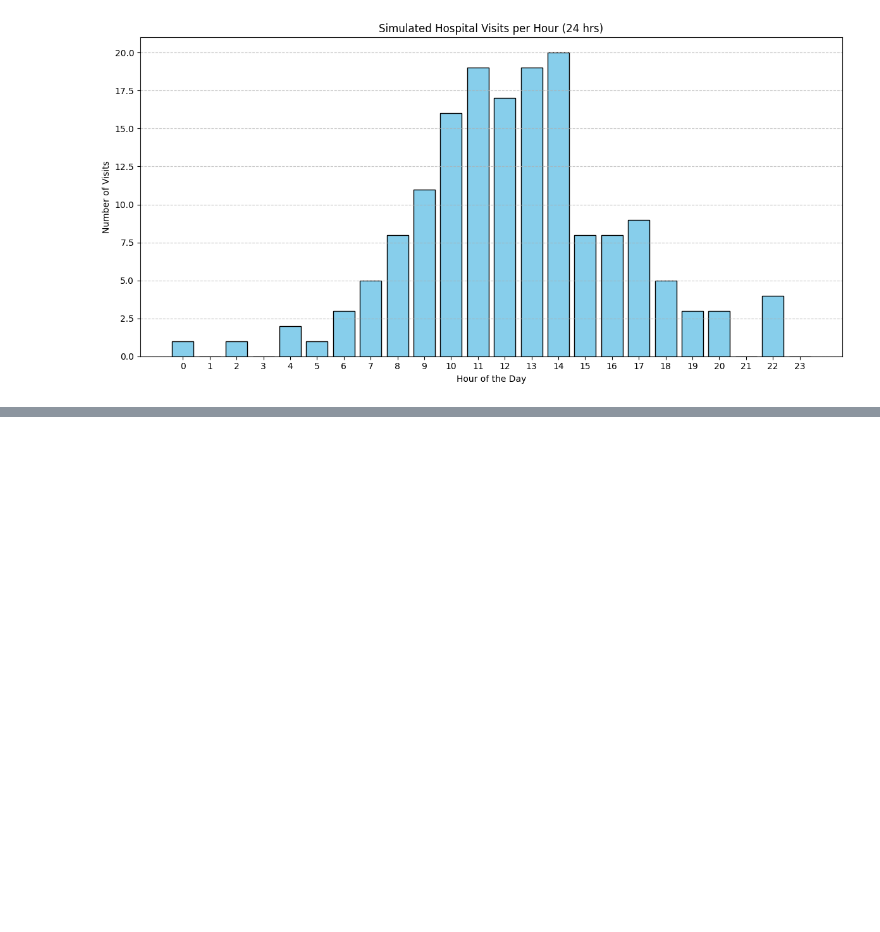
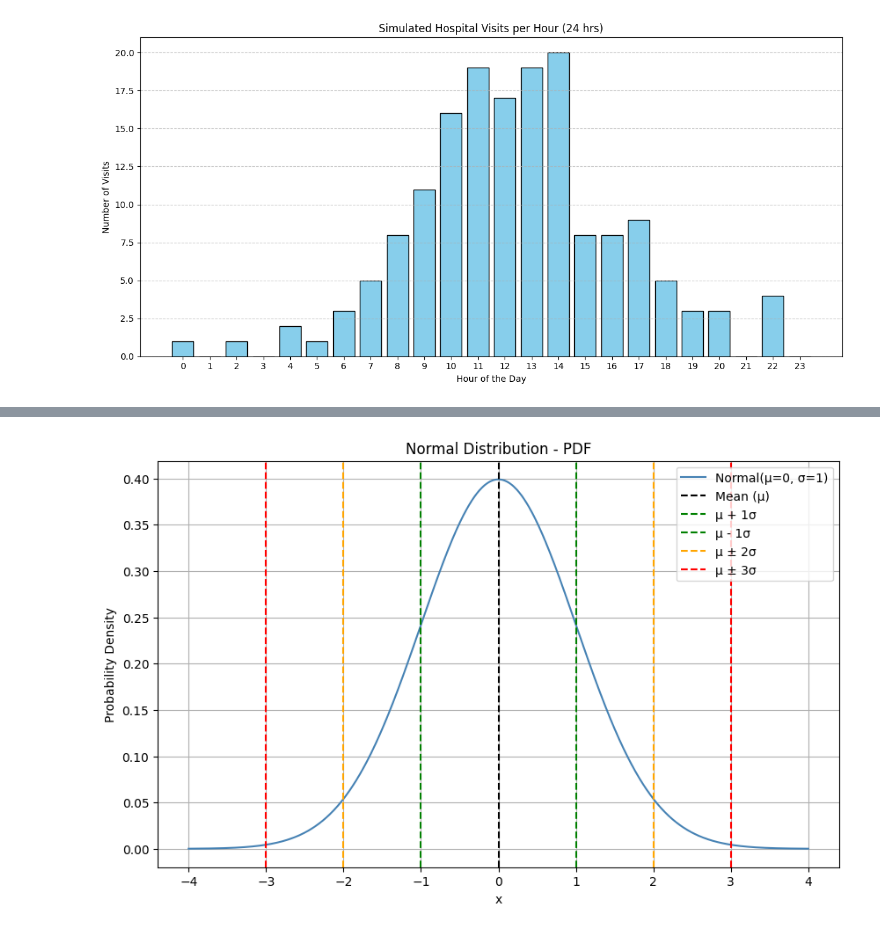
Before and after one commit to abhik12295/Data-Science-Learning, a Jupyter notebook: Statistics/types_of_probability_distribution.ipynb, the cells around one changed output, grey strips where cells are left out. Cells and saved outputs as stored; diff of their text form; code cells hidden in the pictures; blank space fills up the shorter version.

```diff
--- a/Statistics/types_of_probability_distribution.ipynb
+++ b/Statistics/types_of_probability_distribution.ipynb
@@ -331,0 +416,31 @@ When to use Binomial and when to use Poisson:
+# %%
+import numpy as np
+import matplotlib.pyplot as plt
+from scipy.stats import norm
+
+# Parameters
+mu = 0        # mean
+sigma = 1     # standard deviation
+
+# Create x range
+x = np.linspace(mu - 4*sigma, mu + 4*sigma, 1000)
+pdf = norm.pdf(x, mu, sigma)
+
+# Plot PDF
+plt.figure(figsize=(10, 6))
+plt.plot(x, pdf, color='steelblue', label=f'Normal(μ={mu}, σ={sigma})')
+plt.title('Normal Distribution - PDF')
+plt.xlabel('x')
+plt.ylabel('Probability Density')
+plt.grid(True)
+plt.axvline(mu, color='black', linestyle='--', label='Mean (μ)')
+plt.axvline(mu + sigma, color='green', linestyle='--', label='μ + 1σ')
+plt.axvline(mu - sigma, color='green', linestyle='--', label='μ - 1σ')
+plt.axvline(mu + 2*sigma, color='orange', linestyle='--', label='μ ± 2σ')
+plt.axvline(mu + 3*sigma, color='red', linestyle='--', label='μ ± 3σ')
+plt.axvline(mu - 2*sigma, color='orange', linestyle='--')
+plt.axvline(mu - 3*sigma, color='red', linestyle='--')
+plt.legend()
+plt.show()
+# %% [output]
+[figure, added]
```
Also changed, not shown: parts of 7 cells of this notebook.
